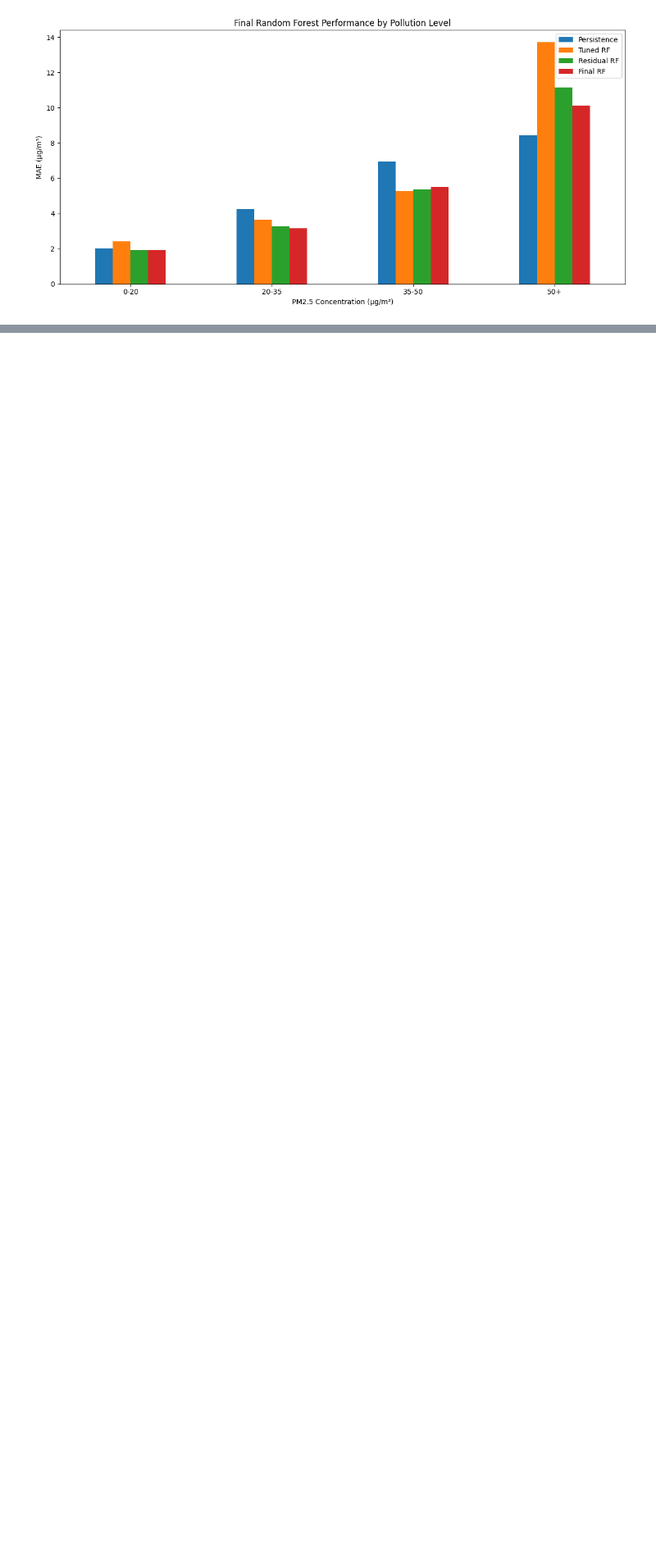
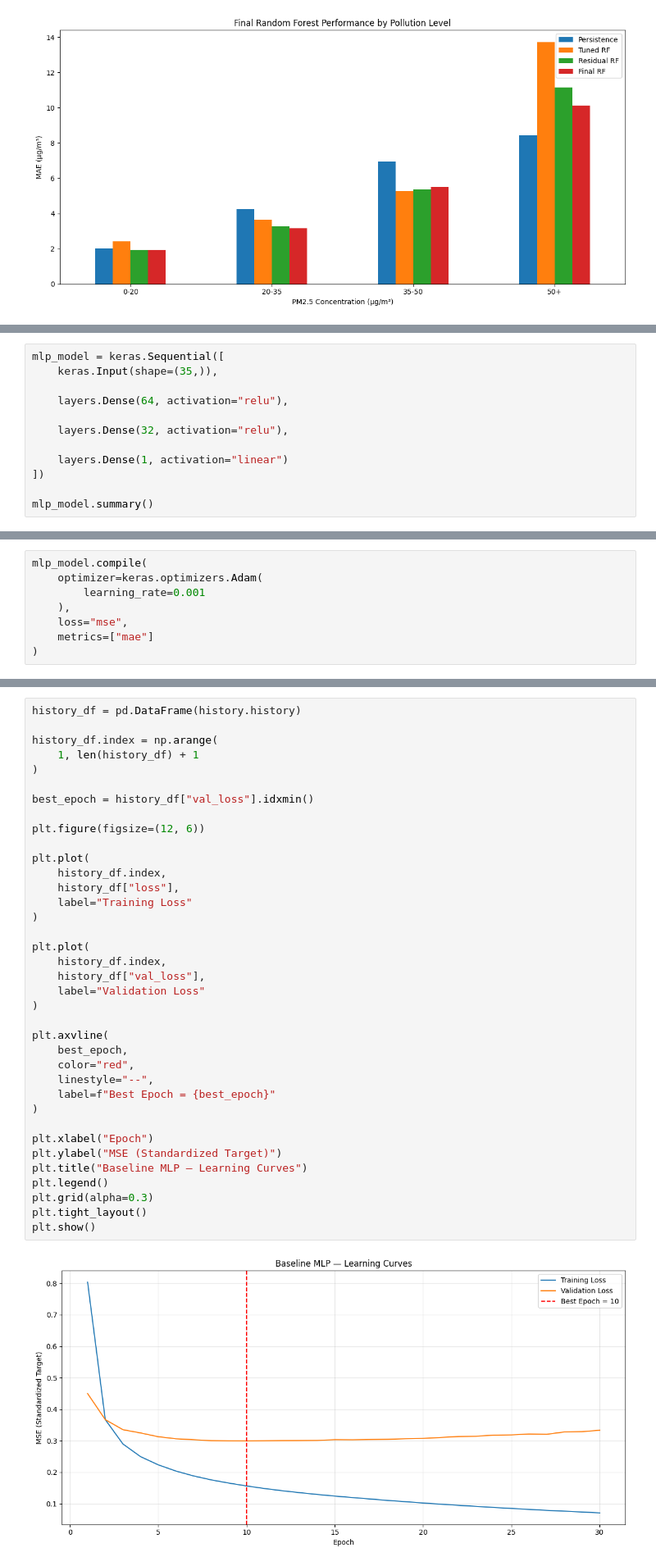
Before and after one commit to mapadeawdai/PM2.5_Prediction, a Jupyter notebook: main.ipynb, the cells around one changed output, grey strips where cells are left out. Shown at 82% size. Cells and saved outputs as stored; diff of their text form; blank space fills up the shorter version.

Commit message:
Implement baseline MLP

```diff
--- a/main.ipynb
+++ b/main.ipynb
@@ -2729,0 +2814,12 @@ dtype: int64
+# %%
+mlp_model = keras.Sequential([
+    keras.Input(shape=(35,)),
+
+    layers.Dense(64, activation="relu"),
+
+    layers.Dense(32, activation="relu"),
+
+    layers.Dense(1, activation="linear")
+])
+
+mlp_model.summary()
@@ -2729,0 +2840,8 @@ dtype: int64
+# %%
+mlp_model.compile(
+    optimizer=keras.optimizers.Adam(
+        learning_rate=0.001
+    ),
+    loss="mse",
+    metrics=["mae"]
+)
@@ -2729,0 +2903,39 @@ dtype: int64
+# %%
+history_df = pd.DataFrame(history.history)
+
+history_df.index = np.arange(
+    1, len(history_df) + 1
+)
+
+best_epoch = history_df["val_loss"].idxmin()
+
+plt.figure(figsize=(12, 6))
+
+plt.plot(
+    history_df.index,
+    history_df["loss"],
+    label="Training Loss"
+)
+
+plt.plot(
+    history_df.index,
+    history_df["val_loss"],
+    label="Validation Loss"
+)
+
+plt.axvline(
+    best_epoch,
+    color="red",
+    linestyle="--",
+    label=f"Best Epoch = {best_epoch}"
+)
+
+plt.xlabel("Epoch")
+plt.ylabel("MSE (Standardized Target)")
+plt.title("Baseline MLP — Learning Curves")
+plt.legend()
+plt.grid(alpha=0.3)
+plt.tight_layout()
+plt.show()
+# %% [output]
+[figure, added]
```
Also changed, not shown: parts of 8 cells of this notebook.
